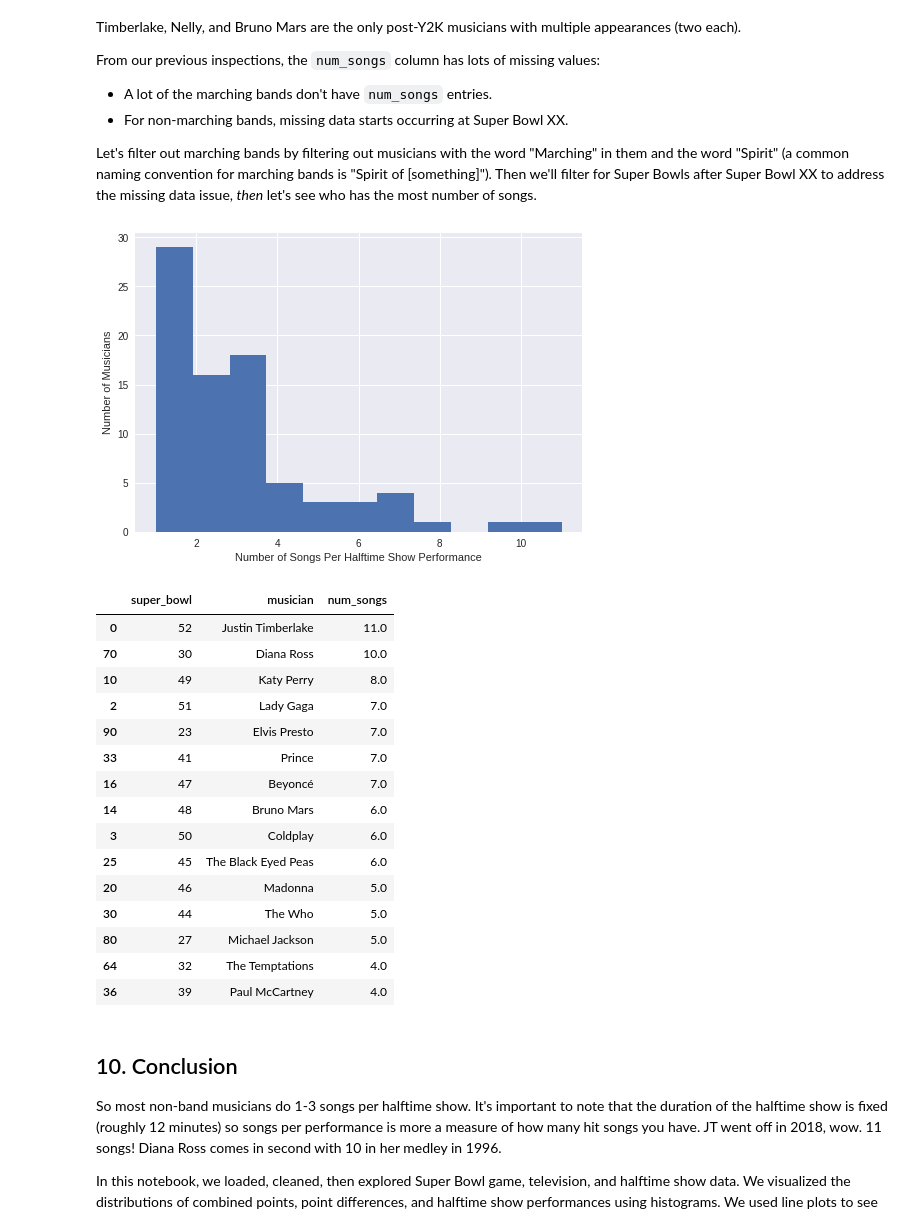
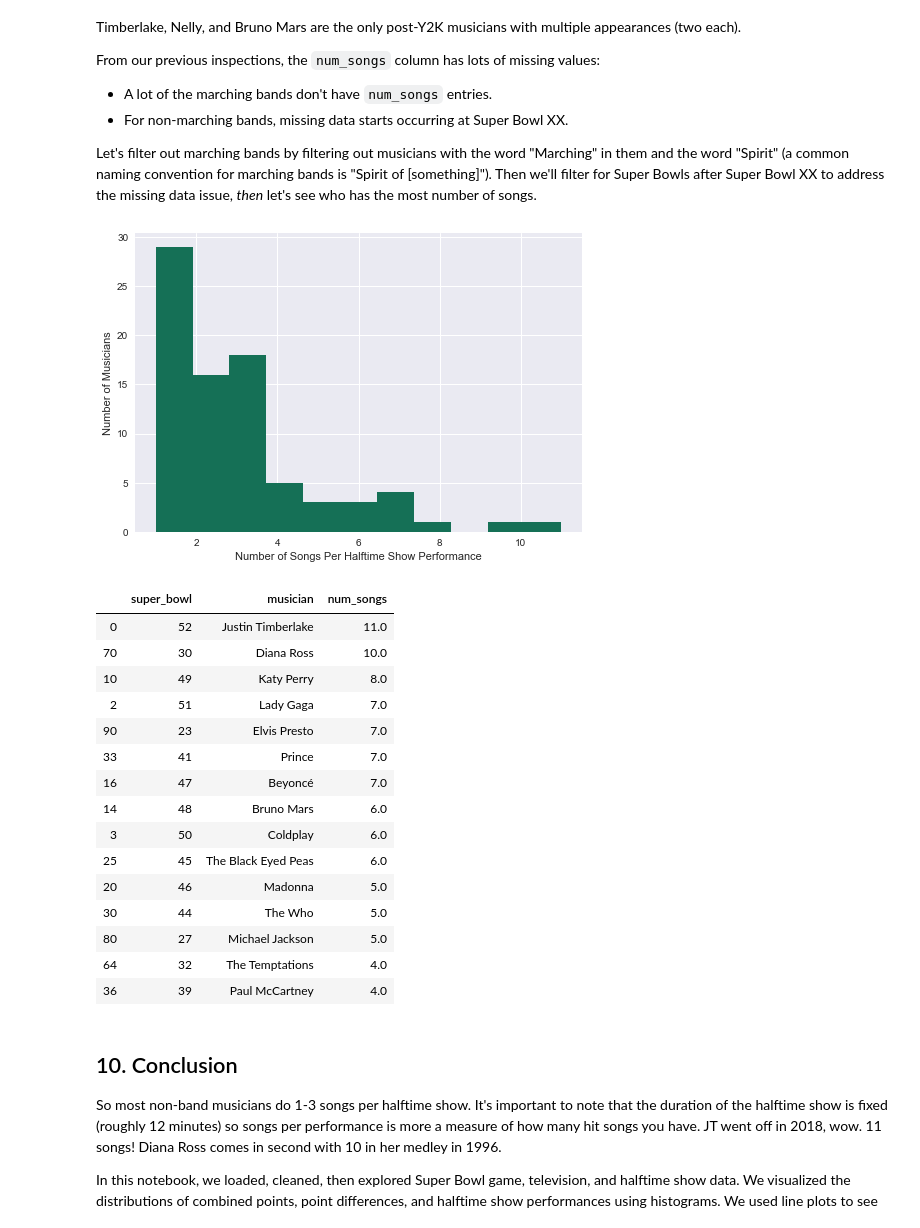
Before and after one commit to vishvapalsinh/Superbowl, a Jupyter notebook: notebook.ipynb, the cells around one changed output. Drawn from its saved outputs; the diff is of its cells as text; code cells hidden in the pictures.

```diff
--- a/notebook.ipynb
+++ b/notebook.ipynb
@@ -251,21 +258,21 @@ halftime_appearances[halftime_appearances['super_bowl'] > 1]
 # %%
 # Filter out most marching bands
 no_bands = halftime_musicians[~halftime_musicians.musician.str.contains('Marching')]
 no_bands = no_bands[~no_bands.musician.str.contains('Spirit')]
 
 # Plot a histogram of number of songs per performance
 most_songs = int(max(no_bands['num_songs'].values))
-plt.hist(no_bands.num_songs.dropna(), bins=most_songs)
+plt.hist(no_bands.num_songs.dropna(), bins=most_songs, color='#157056')
 plt.xlabel('Number of Songs Per Halftime Show Performance')
 plt.ylabel('Number of Musicians')
 plt.show()
 
 # Sort the non-band musicians by number of songs per appearance...
 no_bands = no_bands.sort_values('num_songs', ascending=False)
 # ...and display the top 15
 display(no_bands.head(15))
 # %% [output]
-[figure, old version]
+[figure, new version]
 |  | super_bowl | musician | num_songs |
 | 0 | 52 | Justin Timberlake | 11.0 |
 | 70 | 30 | Diana Ross | 10.0 |
```
Also changed, not shown: parts of 7 cells of this notebook.
